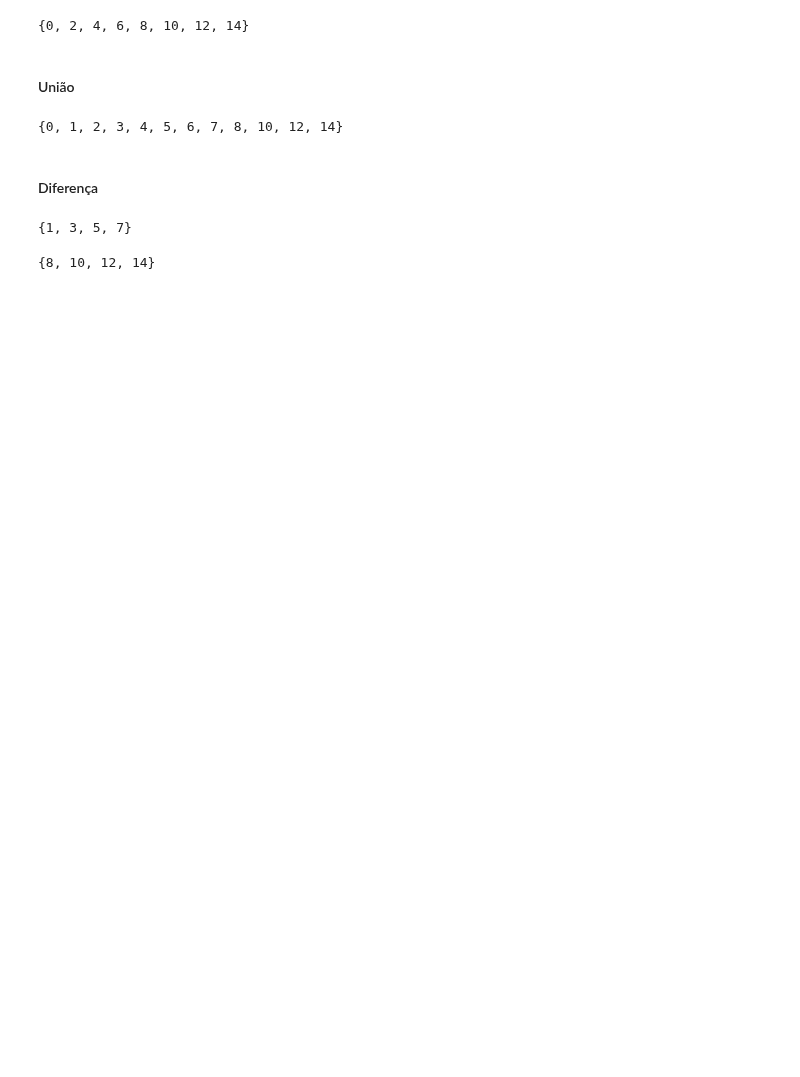
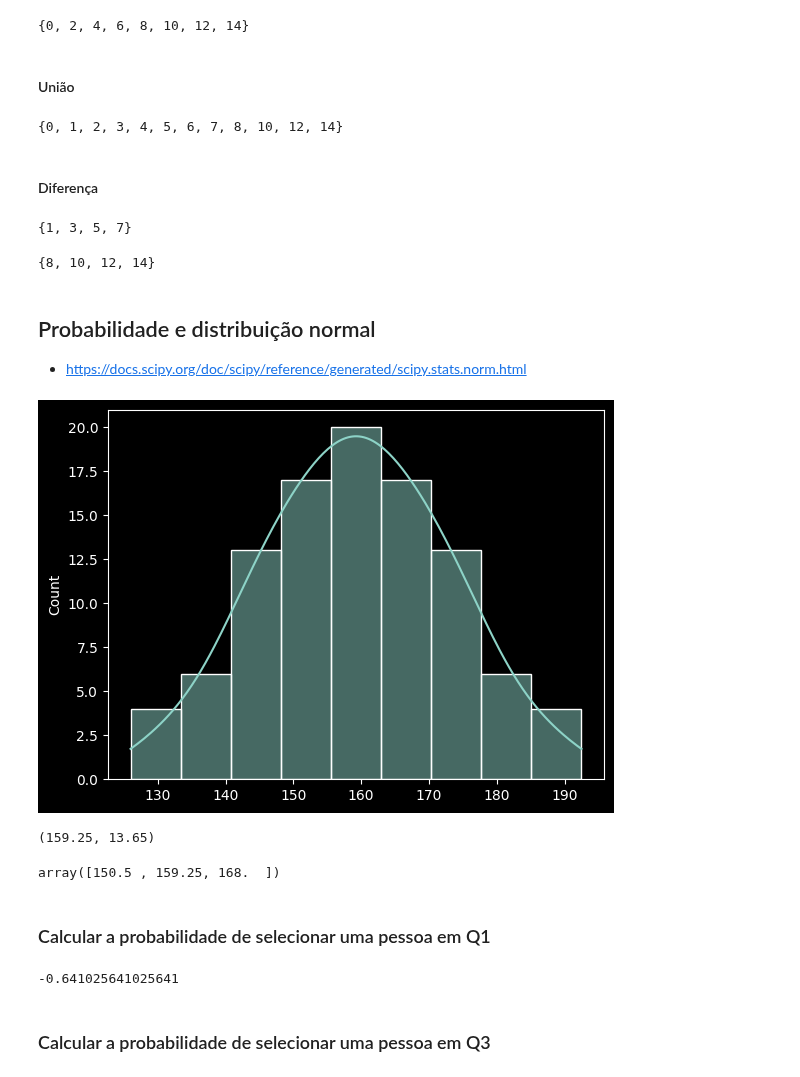
Before and after one commit to Joao-Inacio/Statistics_for-Data_Science, a Jupyter notebook: Probabilidade/Probabilidade.ipynb, the cells around one changed output. Drawn from its saved outputs; the diff is of its cells as text; code cells hidden in the pictures; blank space fills up the shorter version.

Commit message:
Probabilidade e distribuição normal 1

```diff
--- a/Probabilidade/Probabilidade.ipynb
+++ b/Probabilidade/Probabilidade.ipynb
@@ -67,3 +67,50 @@ set(a).difference(set(b))
 set(b).difference(set(a))
 # %% [output]
 {8, 10, 12, 14}
+# %% [markdown]
+## Probabilidade e distribuição normal
+ - https://docs.scipy.org/doc/scipy/reference/generated/scipy.stats.norm.html
+# %%
+# Criando a base de dados
+dados = np.array(
+    [
+        126., 129.5, 133., 133., 136.5, 136.5, 140., 140., 140.,
+        140., 143.5, 143.5, 143.5, 143.5, 143.5, 143.5, 147., 147.,
+        147., 147., 147., 147., 147., 150.5, 150.5, 150.5, 150.5,
+        150.5, 150.5, 150.5, 150.5, 154., 154., 154., 154., 154.,
+        154., 154., 154., 154., 157.5, 157.5, 157.5, 157.5, 157.5,
+        157.5, 157.5, 157.5, 157.5, 157.5, 161., 161., 161., 161.,
+        161., 161., 161., 161., 161., 161., 164.5, 164.5, 164.5,
+        164.5, 164.5, 164.5, 164.5, 164.5, 164.5, 168., 168., 168.,
+        168., 168., 168., 168., 168., 171.5, 171.5, 171.5, 171.5,
+        171.5, 171.5, 171.5, 175., 175., 175., 175., 175., 175.,
+        178.5, 178.5, 178.5, 178.5, 182., 182., 185.5, 185.5, 189.,
+        192.5
+    ]
+)
+# %%
+# Gráfico dos dados
+sns.histplot(dados, kde=True);
+# %% [output]
+[figure, added]
+# %%
+# Média e Desvio Padrão
+media = np.mean(dados)
+dp = np.std(dados)
+media, dp
+# %% [output]
+(159.25, 13.65)
+# %%
+# Os Quantil
+np.quantile(dados, [0.25, 0.50, 0.75])
+# %% [output]
+array([150.5 , 159.25, 168.  ])
+# %% [markdown]
+### Calcular a probabilidade de selecionar uma pessoa em Q1
+# %%
+# posição na tabela z
+(150.5 - media) / dp
+# %% [output]
+-0.641025641025641
+# %% [markdown]
+### Calcular a probabilidade de selecionar uma pessoa em Q3
```
Also changed, not shown: parts of 10 cells of this notebook, 1 other file.
